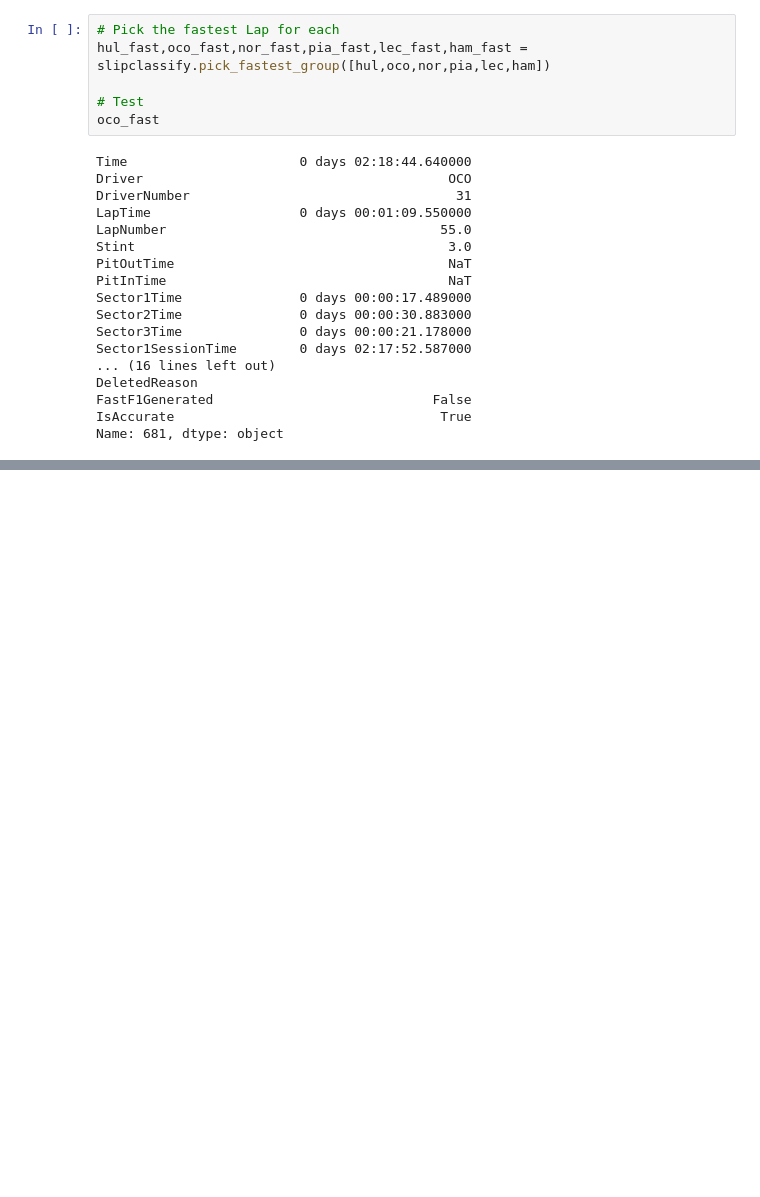
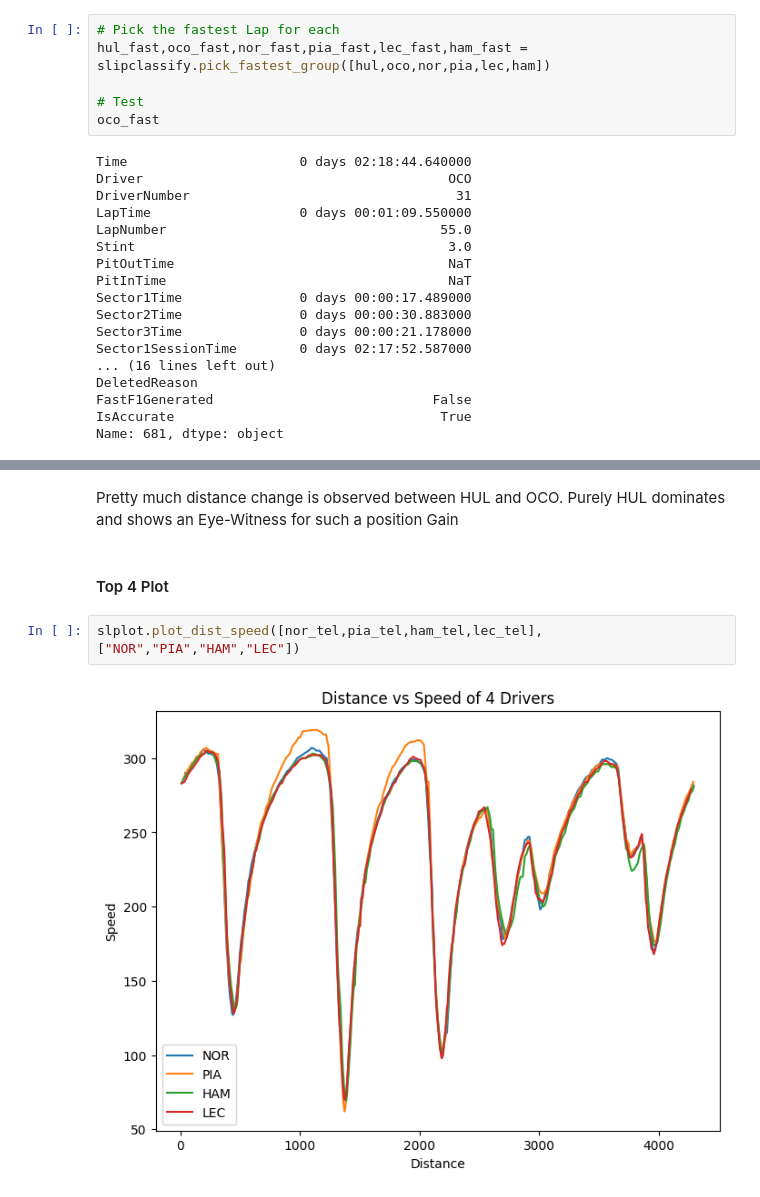
Before and after one commit to Mohandas-KJ/Slipstream-F1, a Jupyter notebook: 2026_Austria_GP/notebooks/02_telemetry_analysis.ipynb, the cells around one changed output, grey strips where cells are left out. Saved outputs shown, nothing was run; the diff lists cells and outputs as text; blank space fills up the shorter version.

```diff
--- a/2026_Austria_GP/notebooks/02_telemetry_analysis.ipynb
+++ b/2026_Austria_GP/notebooks/02_telemetry_analysis.ipynb
@@ -111,0 +138,8 @@ fast_sum
+# %% [markdown]
+Pretty much distance change is observed between HUL and OCO. Purely HUL dominates and shows an Eye-Witness for such a position Gain
+# %% [markdown]
+#### Top 4 Plot
+# %%
+slplot.plot_dist_speed([nor_tel,pia_tel,ham_tel,lec_tel],["NOR","PIA","HAM","LEC"])
+# %% [output]
+[figure, added]
```
Also changed, not shown: parts of 12 cells of this notebook, 2 other files.
